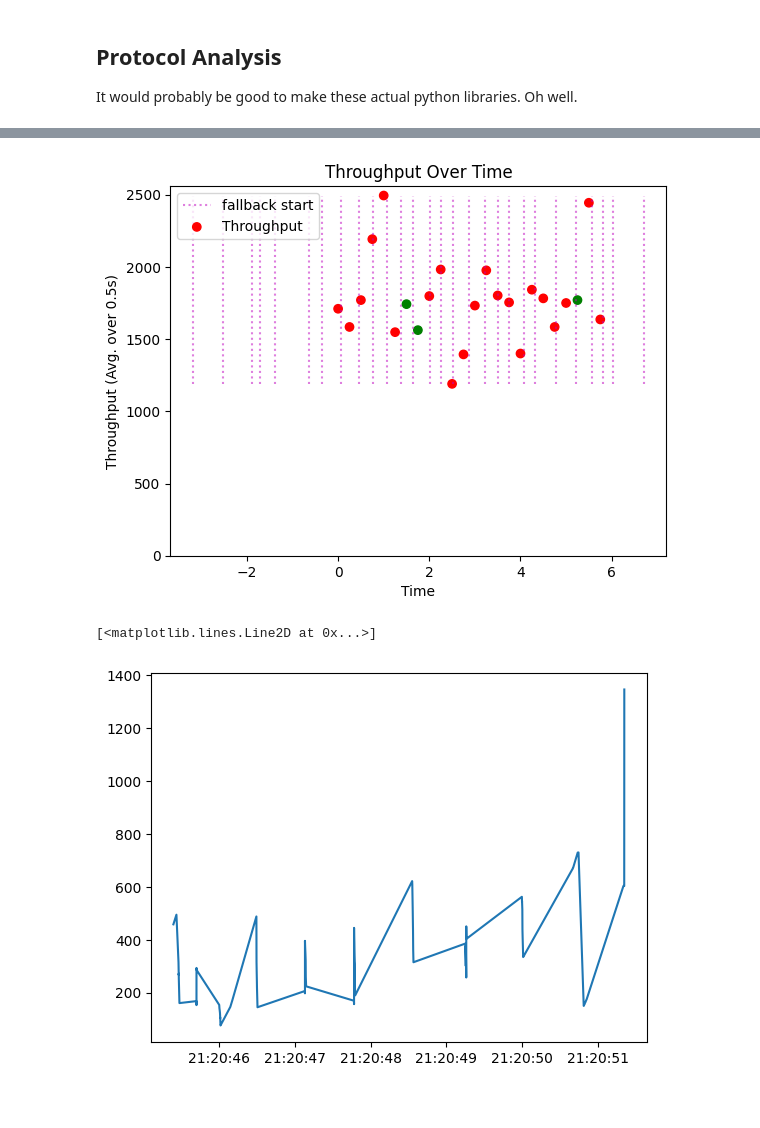
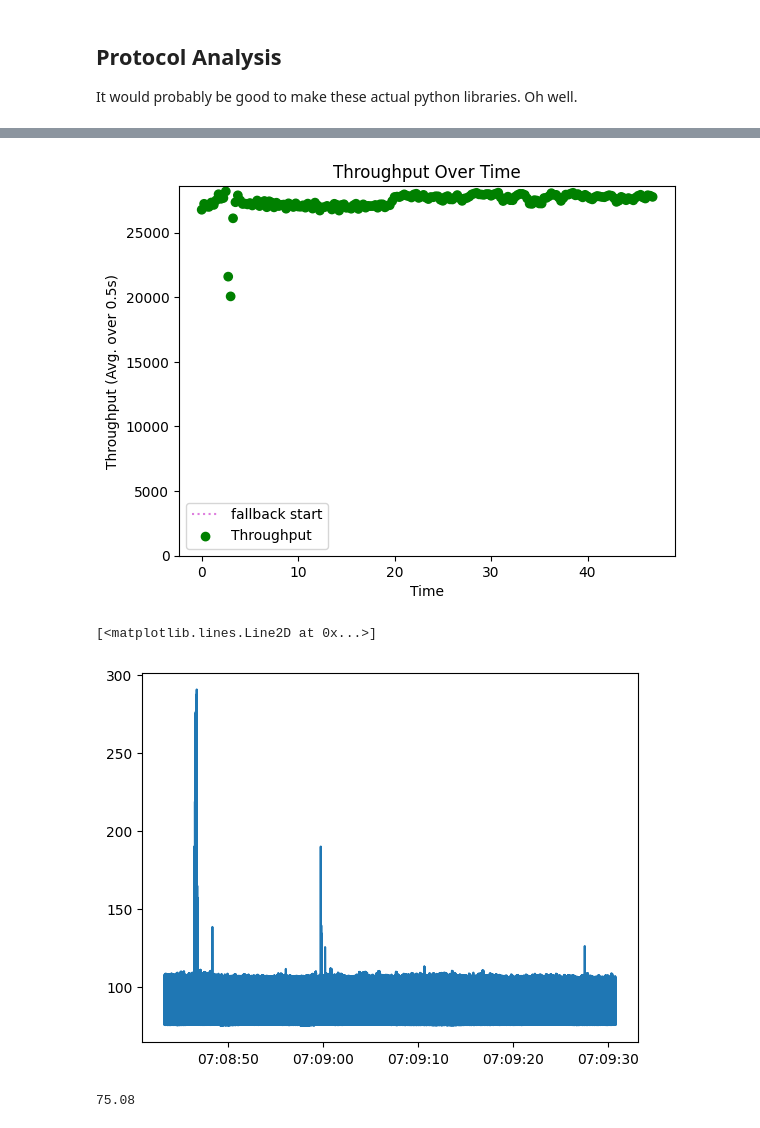
Before and after one commit to dqian3/DOM-BFT, a Jupyter notebook: results/analysis.ipynb, the cells around one changed output, grey strips where cells are left out. Cells and saved outputs as stored; diff of their text form; code cells hidden in the pictures.

Commit message:
add client request size

```diff
--- a/results/analysis.ipynb
+++ b/results/analysis.ipynb
@@ -7,7 +7,7 @@ It would probably be good to make these actual python libraries. Oh well.
 
 from pathlib import Path
 
-filename="c16_if100.log"
+filename="12_02/dombft_batch_32if80.log"
 
 if not Path(filename).exists():
     !cat ../logs/replica*.log ../logs/client*.log | grep PERF >{filename}
@@ -50,19 +50,19 @@ with open(filename) as f:
 # %%
 events = sorted(events, key=lambda x: x['time'])
 
-start_time = events[0]['time'] + datetime.timedelta(seconds=5)
-end_time = events[-1]['time'] - datetime.timedelta(seconds=5)
+start_time = events[0]['time'] + datetime.timedelta(seconds=30)
+end_time = events[-1]['time'] - datetime.timedelta(seconds=30)
 
 commits = list(filter(lambda x: x["event"] == "commit", events))
 # %%
 # Look at each client commit, make sure there are no two clients ops on the same seq
 from collections import Counter
 
-counts = Counter(c["seq"] for c in commits)
-for seq in counts:
-    if counts[seq] > 1:
-        print(f"Sequence {seq} has different commits!")
-        print(list(
-            f"c_id={x['client_id']} c_seq={x['client_seq']} path={x['path']} instance={x['instance']}"
-           for x in filter(lambda x: x["seq"] == seq, commits)
-        ))
+# counts = Counter(c["seq"] for c in commits)
+# for seq in counts:
+#     if counts[seq] > 1:
+#         print(f"Sequence {seq} has different commits!")
+#         print(list(
+#             f"c_id={x['client_id']} c_seq={x['client_seq']} path={x['path']} instance={x['instance']}"
+#            for x in filter(lambda x: x["seq"] == seq, commits)
+#         ))
@@ -87,14 +69,14 @@ Sequence 17799 has different commits!
 # %%
 # Ensure all client operations are committed
-n_clients = 8
+# n_clients = 8
 
-for c_id in range(n_clients):
-    c_commits = filter(lambda x: x["client_id"] == c_id, commits)
-    seq = sorted(c["client_seq"] for c in c_commits)
+# for c_id in range(n_clients):
+#     c_commits = filter(lambda x: x["client_id"] == c_id, commits)
+#     seq = sorted(c["client_seq"] for c in c_commits)
 
-    for x, y in zip(seq, seq[1:]):
-        if (y-x) > 1:
-            print(f"Client {c_id} missed commits between {x + 1}-{y - 1}")
+#     for x, y in zip(seq, seq[1:]):
+#         if (y-x) > 1:
+#             print(f"Client {c_id} missed commits between {x + 1}-{y - 1}")
 
-        if x == y:
-            print(f"Client {c_id} repeated commits {x}")
+#         if x == y:
+#             print(f"Client {c_id} repeated commits {x}")
@@ -236,13 +210,17 @@ plt.legend()
 plt.ylim(0, None)
 plt.show()
 # %% [output]
-[figure, old version]
+[figure, new version]
 # %%
-latencies = [(x["time"], x["latency"] / 1000) for x in commits if x["client_id"] == 0]
+latencies = [(x["time"], x["latency"] / 1000) for x in commits]
 
 times, latencies = zip(*latencies)
 
 plt.plot(times, latencies)
 # %% [output]
 [<matplotlib.lines.Line2D at 0x...>]
-[figure, old version]
+[figure, new version]
+# %%
+min((x for x in latencies))
+# %% [output]
+75.08
```
Also changed, not shown: parts of 4 cells of this notebook, 6 other files.
